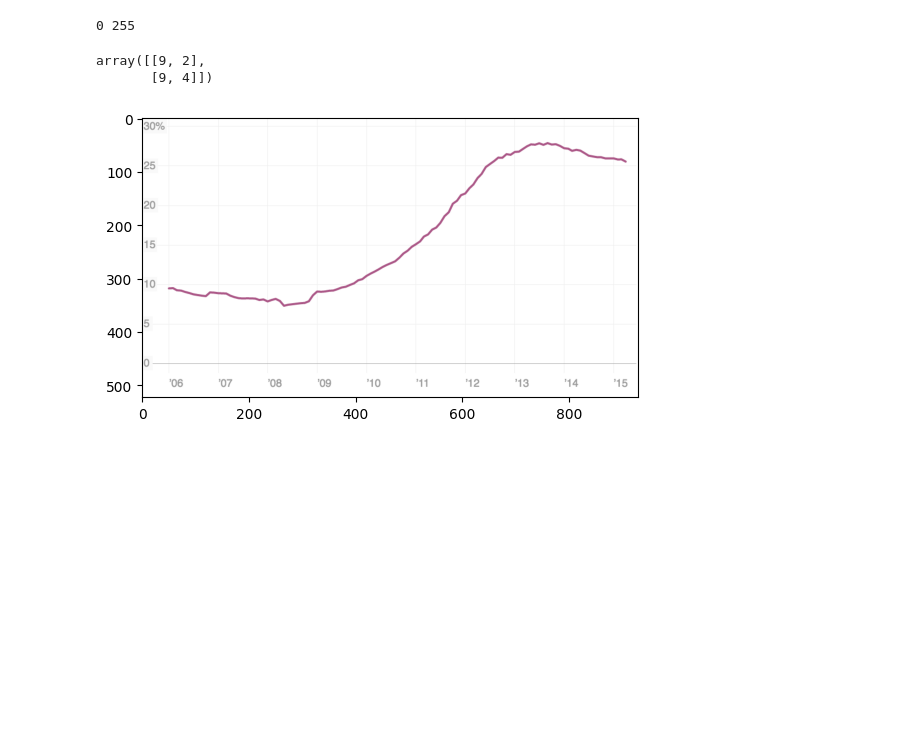
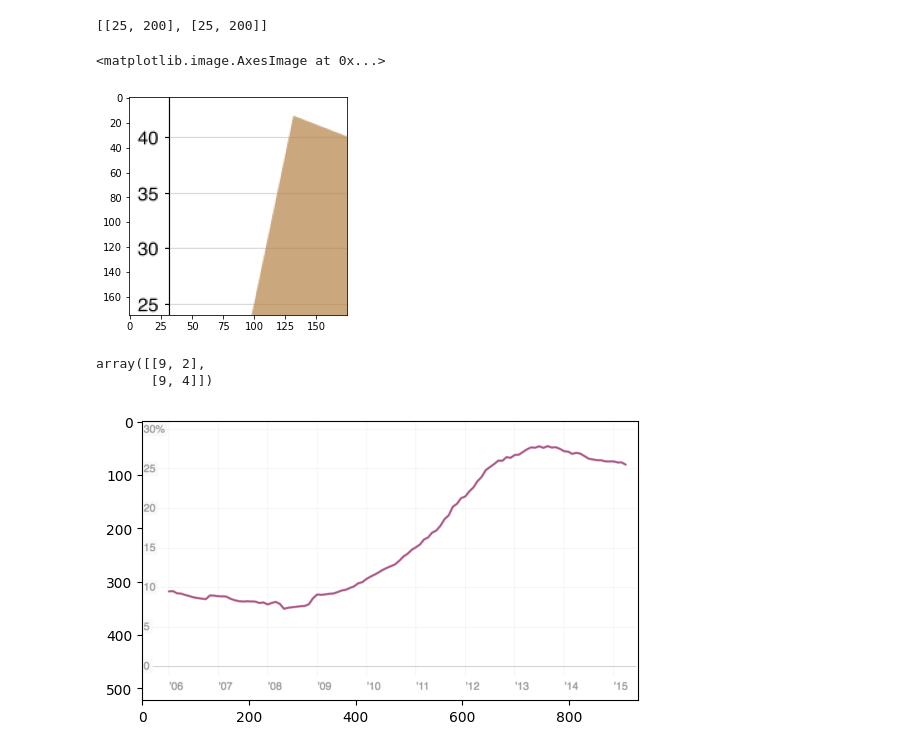
Before and after one commit to visual-ds/rev, a Jupyter notebook: Example.ipynb, the cells around one changed output. Drawn from its saved outputs; the diff is of its cells as text; code cells hidden in the pictures; blank space fills up the shorter version.

```diff
--- a/Example.ipynb
+++ b/Example.ipynb
@@ -133,22 +135,30 @@ models/mark_classifier/charts5cats/ilsvrc_2012_mean.npy
 # %%
 import numpy as np
 import cv2
-
+import matplotlib.pyplot as plt
 # read image
 image = cv2.imread('examples/image.png')
 
 # create mask with zeros
 mask = np.zeros((image.shape), dtype=np.uint8)
 
 # define points (as small diamond shape)
 pts = np.array( [[[25,200],[30,25],[25,30],[200,25]]], dtype=np.int32 )
 cv2.fillPoly(mask, pts, (255,255,255) )
 
 # get color values
-values = image[np.where((mask == (255,255,255)).all(axis=2))[0]]
-print(values.min(), values.max())
+values = image[np.where((mask == (255,255,255)).all(axis = 2))]
+# print(values.min(), values.max())
+x = np.where((mask == (255,255,255)).all(axis = 2))
+a, b = [min(x[0]), max(x[0])], [min(x[1]), max(x[1])]
+print(y)
+values = image[a[0]:a[1], b[0]:b[1]]
+
+plt.imshow(values)
 # %% [output]
-0 255
+[[25, 200], [25, 200]]
+<matplotlib.image.AxesImage at 0x...>
+[figure, added]
 # %%
 import imgproc
 import numpy as np
```
Also changed, not shown: parts of 4 cells of this notebook.
